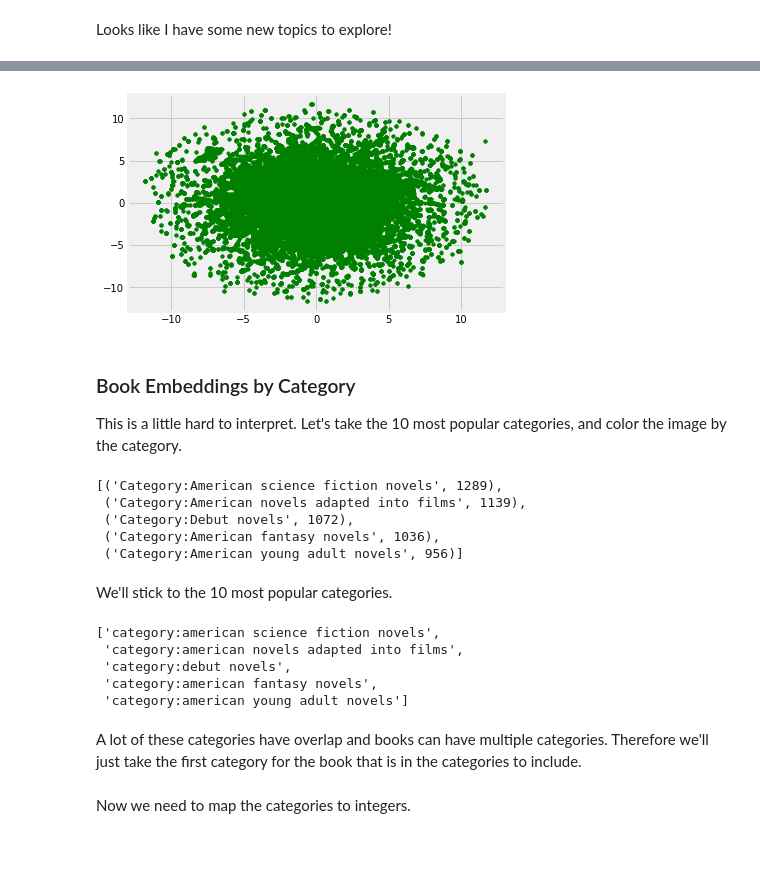
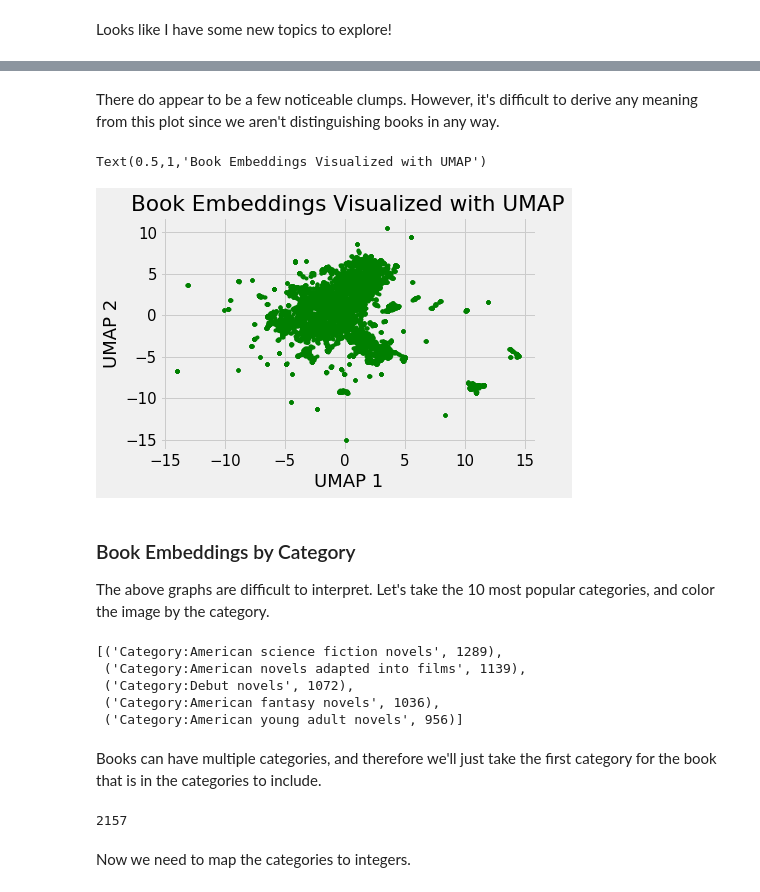
Before and after one commit to WillKoehrsen/wikipedia-data-science, a Jupyter notebook: notebooks/Book Recommendation System.ipynb, the cells around one changed output, grey strips where cells are left out. Cells and saved outputs as stored; diff of their text form; code cells hidden in the pictures; blank space fills up the shorter version.

Commit message:
Updated models

```diff
--- a/notebooks/Book Recommendation System.ipynb
+++ b/notebooks/Book Recommendation System.ipynb
@@ -659,3 +775,3 @@ I was curious if training for the mean squared error as a regression problem was
 # %%
-model_acc = book_embedding_model(50, classification = True)
+model_class = book_embedding_model(50, classification = True)
 gen = generate_batch(pairs, n_positive, negative_ratio=2, classification = True)
@@ -664,6 +778,6 @@ The previous model might not have needed to train for so long. We can reduce the
 # %%
 # Train the model to learn embeddings
-h = model_acc.fit_generator(gen, epochs = 10, steps_per_epoch= len(pairs) // n_positive,
+h = model_class.fit_generator(gen, epochs = 15, steps_per_epoch= len(pairs) // n_positive,
                             verbose = 0)
 # %% [markdown]
 We'll go through the same process, extracting the weights and finding similar books based on the embedding space representation.
@@ -672,5 +786,5 @@ model.save('../models/first_attempt_class.h5')
 # %%
-book_weights_class = extract_weights('book_embedding', model_acc)
+book_weights_class = extract_weights('book_embedding', model_class)
 book_weights_class.shape
 # %% [output]
 (37020, 50)
@@ -745,8 +875,10 @@ from sklearn.manifold import TSNE
 from umap import UMAP
 # %%
 def reduce_dim(weights, components = 3, method = 'tsne'):
+    """Reduce dimensions of embeddings"""
     if method == 'tsne':
         return TSNE(components).fit_transform(weights)
     elif method == 'umap':
+        # Might want to try different parameters for UMAP
         return UMAP(n_components=components, metric = 'cosine',
-                    init = 'random', n_neighbors = 2).fit_transform(weights)
+                    init = 'random', n_neighbors = 5).fit_transform(weights)
@@ -768,10 +900,14 @@ plt.plot(book_r[:, 0], book_r[:, 1], 'r.')
+# %% [markdown]
+There do appear to be a few noticeable clumps. However, it's difficult to derive any meaning from this plot since we aren't distinguishing books in any way.
 # %%
-book_ru = reduce_dim(book_weights_acc, components = 2, method = 'umap')
+book_ru = reduce_dim(book_weights_class[:10000], components = 2, method = 'umap')
 plt.plot(book_ru[:, 0], book_ru[:, 1], 'g.');
+plt.xlabel('UMAP 1'); plt.ylabel('UMAP 2'); plt.title('Book Embeddings Visualized with UMAP')
 # %% [output]
+Text(0.5,1,'Book Embeddings Visualized with UMAP')
-[figure, old version]
+[figure, new version]
 # %% [markdown]
 ### Book Embeddings by Category
 
-This is a little hard to interpret. Let's take the 10 most popular categories, and color the image by the category.
+The above graphs are difficult to interpret. Let's take the 10 most popular categories, and color the image by the category.
 # %%
@@ -784,33 +921,30 @@ list(c_counts.items())[:5]
  ('Category:Debut novels', 1072),
  ('Category:American fantasy novels', 1036),
  ('Category:American young adult novels', 956)]
-# %% [markdown]
-We'll stick to the 10 most popular categories.
 # %%
+# Include 10 most popular categories
 c_to_include = list(c_counts.keys())[:10]
 c_to_include = [c.lower() for c in c_to_include]
-c_to_include[:5]
-# %% [output]
-['category:american science fiction novels',
- 'category:american novels adapted into films',
- 'category:debut novels',
- 'category:american fantasy novels',
- 'category:american young adult novels']
 # %% [markdown]
-A lot of these categories have overlap and books can have multiple categories. Therefore we'll just take the first category for the book that is in the categories to include.
+Books can have multiple categories, and therefore we'll just take the first category for the book that is in the categories to include.
 # %%
 idx_include = []
 cs = []
 
 # Iterate through each book's categories
-for i, book_c in enumerate(categories):
+for i, book_c in enumerate(categories[:10000]):
     # Iterate through books categories in the book
     for c in book_c:
         # If link is in c to include, record the index of book and category
         if c.lower() in c_to_include:
             idx_include.append(i)
             cs.append(c.lower())
+            # Only take first link
             break
+
+len(idx_include)
+# %% [output]
+2157
 # %% [markdown]
 Now we need to map the categories to integers.
 # %%
```
Also changed, not shown: parts of 86 cells of this notebook.
